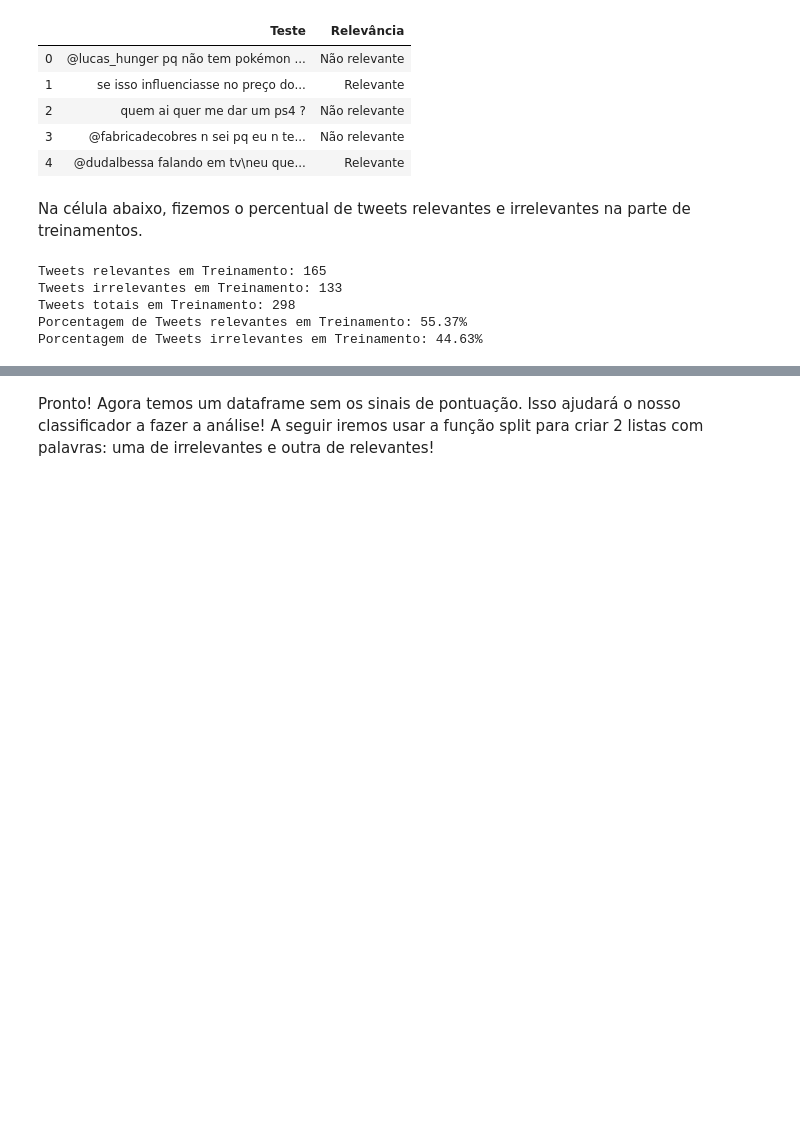
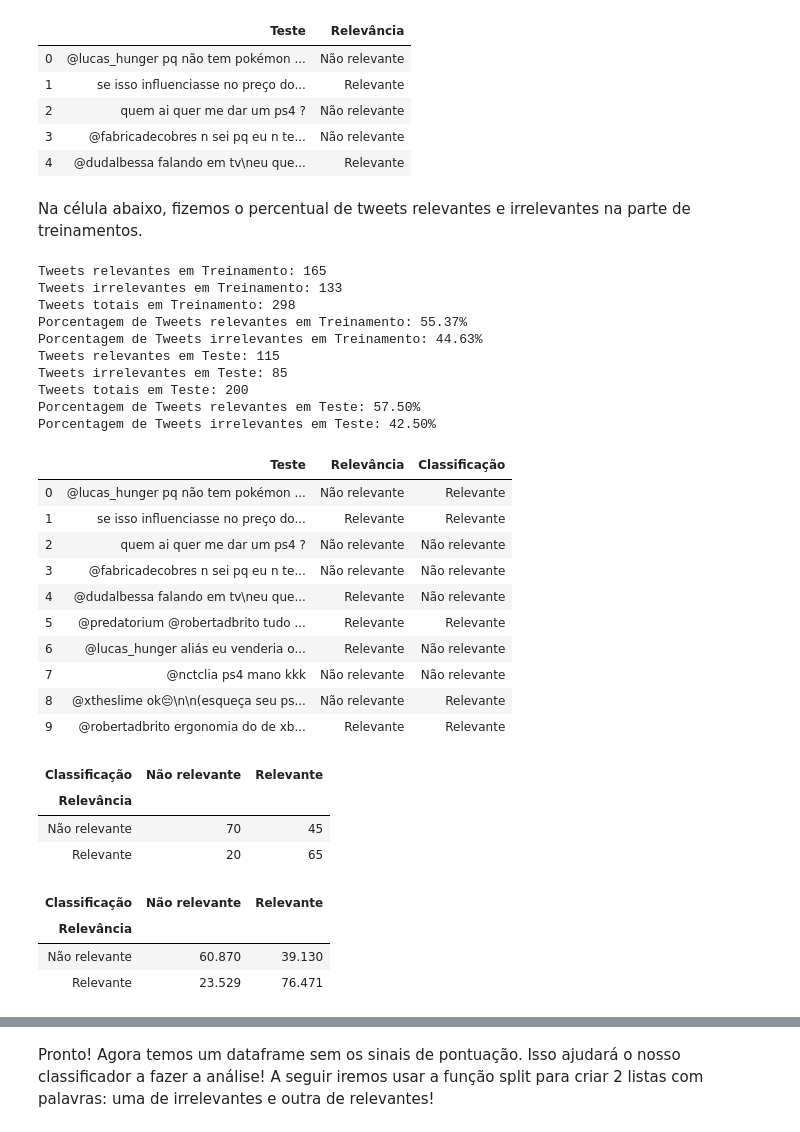
Before and after one commit to jonathansutton1/Projeto-1-CDados, a Jupyter notebook: Projeto1_Classificador_layout.ipynb, the cells around one changed output, grey strips where cells are left out. Drawn from its saved outputs; the diff is of its cells as text; code cells hidden in the pictures; blank space fills up the shorter version.

```diff
--- a/Projeto1_Classificador_layout.ipynb
+++ b/Projeto1_Classificador_layout.ipynb
@@ -86,7 +90,7 @@ def cleanup(text):
     #import string
     punctuation = '[!-.:?;/@]' # Note que os sinais [] são delimitadores de um conjunto.
     pattern = re.compile(punctuation)
-    text_subbed = re.sub(pattern, '', text)
+    text_subbed = re.sub(pattern, '', separate_emoji(text))
     return text_subbed
 # %% [markdown]
 Na célula abaixo, fizemos o percentual de tweets relevantes e irrelevantes na parte de treinamentos.
@@ -98,15 +119,32 @@ resultados_brutos_treino = train.Relevância.value_counts()
 relevantes_brutos_treino = resultados_brutos_treino[0]
 irrelevantes_brutos_treino = resultados_brutos_treino[1]
 tweets_totais_treino = relevantes_brutos_treino + irrelevantes_brutos_treino
+resultados_teste = test.Relevância.value_counts(True)
+relevantes_teste = resultados_teste[0]
+irrelevantes_teste = resultados_teste[1]
+resultados_brutos_teste = test.Relevância.value_counts()
+relevantes_brutos_teste = resultados_brutos_teste[0]
+irrelevantes_brutos_teste = resultados_brutos_teste[1]
+tweets_totais_teste = relevantes_brutos_teste + irrelevantes_brutos_teste
 
 print('Tweets relevantes em Treinamento: {0}'.format(relevantes_brutos_treino))
 print('Tweets irrelevantes em Treinamento: {0}'.format(irrelevantes_brutos_treino))
 print('Tweets totais em Treinamento: {0}'.format(tweets_totais_treino))
 print('Porcentagem de Tweets relevantes em Treinamento: {0:.2f}%'.format(relevantes_treino*100))
 print('Porcentagem de Tweets irrelevantes em Treinamento: {0:.2f}%'.format(irrelevantes_treino*100))
+print('Tweets relevantes em Teste: {0}'.format(relevantes_brutos_teste))
+print('Tweets irrelevantes em Teste: {0}'.format(irrelevantes_brutos_teste))
+print('Tweets totais em Teste: {0}'.format(tweets_totais_teste))
+print('Porcentagem de Tweets relevantes em Teste: {0:.2f}%'.format(relevantes_teste*100))
+print('Porcentagem de Tweets irrelevantes em Teste: {0:.2f}%'.format(irrelevantes_teste*100))
 # %% [output]
 Tweets relevantes em Treinamento: 165
 Tweets irrelevantes em Treinamento: 133
 Tweets totais em Treinamento: 298
 Porcentagem de Tweets relevantes em Treinamento: 55.37%
 Porcentagem de Tweets irrelevantes em Treinamento: 44.63%
+Tweets relevantes em Teste: 115
+Tweets irrelevantes em Teste: 85
+Tweets totais em Teste: 200
+Porcentagem de Tweets relevantes em Teste: 57.50%
+Porcentagem de Tweets irrelevantes em Teste: 42.50%
@@ -113,3 +163,32 @@ Porcentagem de Tweets irrelevantes em Treinamento: 44.63%
+# %%
+test['Classificação'] = classificador_de_tweets(test,p_count)
+test.head(10)
+# %% [output]
+|  | Teste | Relevância | Classificação |
+| 0 | @lucas_hunger pq não tem pokémon ... | Não relevante | Relevante |
+| 1 | se isso influenciasse no preço do... | Relevante | Relevante |
+| 2 | quem ai quer me dar um ps4 ? | Não relevante | Não relevante |
+| 3 | @fabricadecobres n sei pq eu n te... | Não relevante | Não relevante |
+| 4 | @dudalbessa falando em tv\neu que... | Relevante | Não relevante |
+| 5 | @predatorium @robertadbrito tudo ... | Relevante | Relevante |
+| 6 | @lucas_hunger aliás eu venderia o... | Relevante | Não relevante |
+| 7 | @nctclia ps4 mano kkk | Não relevante | Não relevante |
+| 8 | @xtheslime ok😔\n\n(esqueça seu ps... | Não relevante | Relevante |
+| 9 | @robertadbrito ergonomia do de xb... | Relevante | Relevante |
+# %%
+pd.crosstab(test.Relevância,test.Classificação)
+# %% [output]
+| Classificação | Não relevante | Relevante |
+| Relevância |  |  |
+| Não relevante | 70 | 45 |
+| Relevante | 20 | 65 |
+# %%
+(pd.crosstab(test.Relevância,test.Classificação,normalize = 'index')*100).round(decimals=3)
+# %% [output]
+| Classificação | Não relevante | Relevante |
+| Relevância |  |  |
+| Não relevante | 60.870 | 39.130 |
+| Relevante | 23.529 | 76.471 |
 # %%
 lista_treino = []
 for tweet in train.Treinamento:
```
Also changed, not shown: parts of 7 cells of this notebook.
